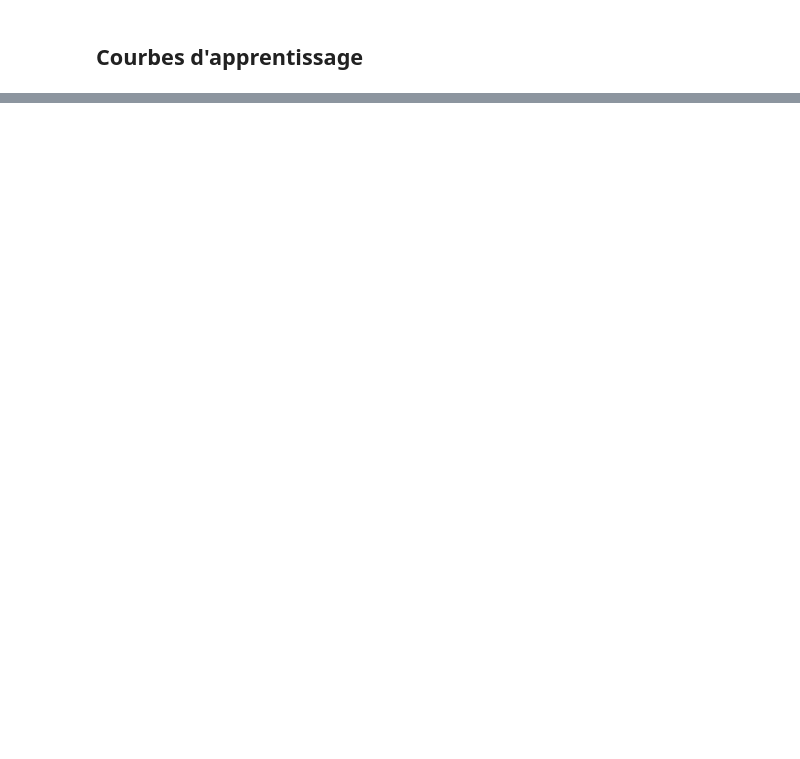
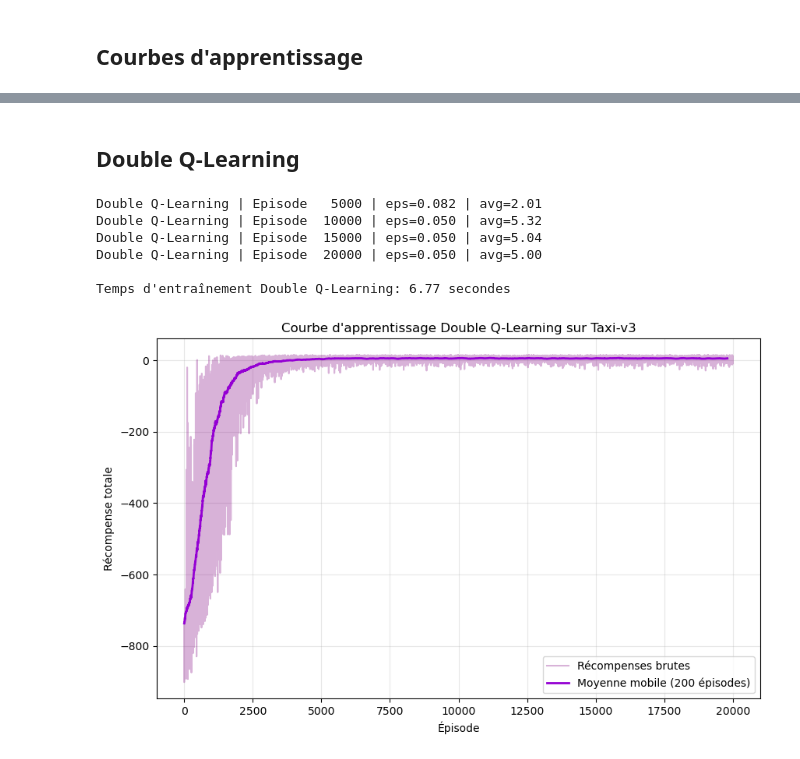
Before and after one commit to Roms-dev/reinforcement-learning-taxi, a Jupyter notebook: SARSA.ipynb, the cells around one changed output, grey strips where cells are left out. Drawn from its saved outputs; the diff is of its cells as text; code cells hidden in the pictures; blank space fills up the shorter version.

```diff
--- a/SARSA.ipynb
+++ b/SARSA.ipynb
@@ -140,0 +486,2 @@ mean_ret, std_ret
+# %% [markdown]
+## Double Q-Learning
@@ -140,0 +578,33 @@ mean_ret, std_ret
+# %%
+# Entraînement Double Q-Learning
+Q_double, rewards_double, time_double = train_double_qlearning(
+    episodes=20_000,
+    alpha=0.1,
+    gamma=0.99,
+    epsilon_start=1.0,
+    epsilon_end=0.05,
+    epsilon_decay=0.9995,
+    seed=42
+)
+print(f"\nTemps d'entraînement Double Q-Learning: {time_double:.2f} secondes")
+# %% [output]
+Double Q-Learning | Episode   5000 | eps=0.082 | avg=2.01
+Double Q-Learning | Episode  10000 | eps=0.050 | avg=5.32
+Double Q-Learning | Episode  15000 | eps=0.050 | avg=5.04
+Double Q-Learning | Episode  20000 | eps=0.050 | avg=5.00
+
+Temps d'entraînement Double Q-Learning: 6.77 secondes
+# %%
+# Courbe d'apprentissage Double Q-Learning
+plt.figure(figsize=(10, 6))
+plt.plot(rewards_double, alpha=0.3, color='purple', label='Récompenses brutes')
+ma_double = moving_average(rewards_double, window=200)
+plt.plot(range(len(ma_double)), ma_double, color='darkviolet', linewidth=2, label='Moyenne mobile (200 épisodes)')
+plt.xlabel("Épisode")
+plt.ylabel("Récompense totale")
+plt.title("Courbe d'apprentissage Double Q-Learning sur Taxi-v3")
+plt.legend()
+plt.grid(True, alpha=0.3)
+plt.show()
+# %% [output]
+[figure, added]
```
Also changed, not shown: parts of 26 cells of this notebook.
